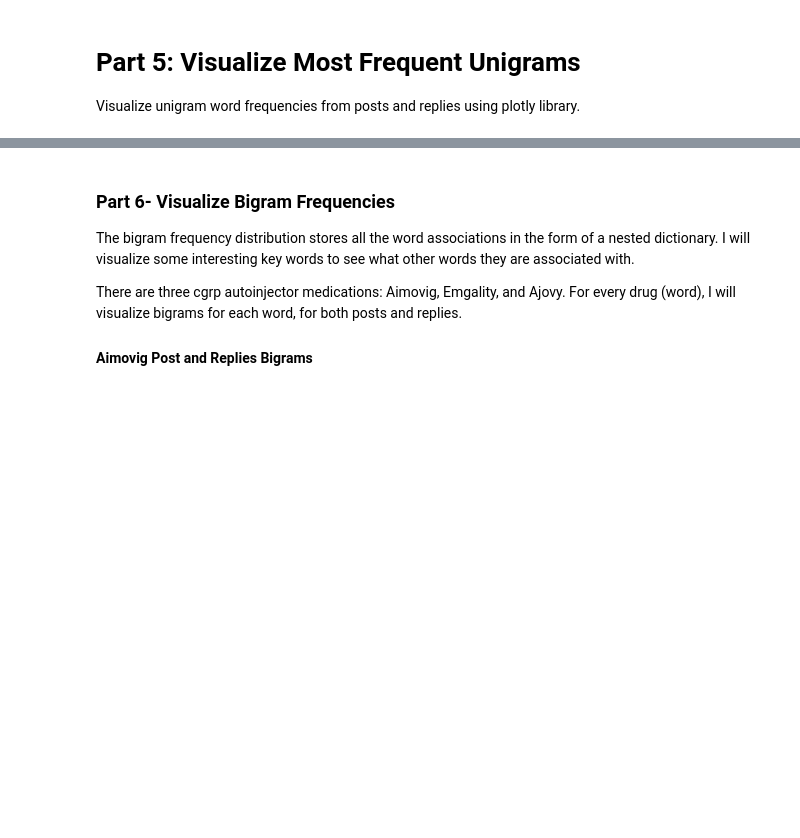
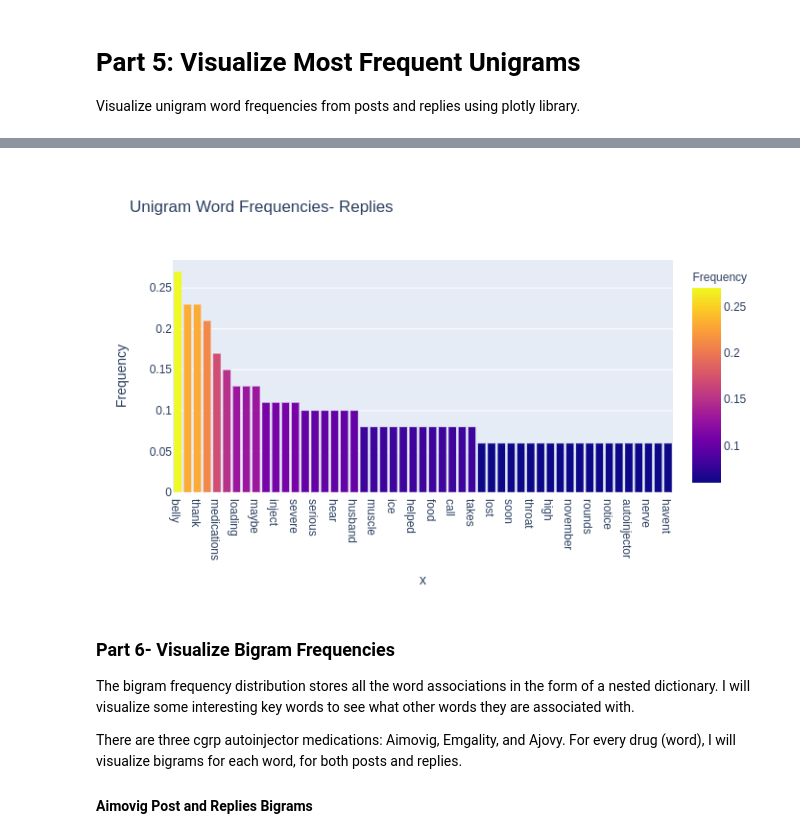
Before and after one commit to evdelph/MongoDB, a Jupyter notebook: RedditVisualization.ipynb, the cells around one changed output, grey strips where cells are left out. Saved outputs shown, nothing was run; the diff lists cells and outputs as text; code cells hidden in the pictures; blank space fills up the shorter version.

```diff
--- a/RedditVisualization.ipynb
+++ b/RedditVisualization.ipynb
@@ -175,3 +182,4 @@ px.bar(post_top_50, x=post_top_50.index, y="Frequency",color="Frequency",title="
 # %%
-px.bar(replies_top_50, x=replies_top_50.index, y="Frequency",color="Frequency",title="Unigram Word Frequencies- Replies").show()
+fig = px.bar(replies_top_50, x=replies_top_50.index, y="Frequency",color="Frequency",title="Unigram Word Frequencies- Replies")
+fig.show("png")
 # %% [output]
@@ -179,3 +186,4 @@ px.bar(replies_top_50, x=replies_top_50.index, y="Frequency",color="Frequency",t
+[figure, added]
 # %% [markdown]
 ### Part 6- Visualize Bigram Frequencies
 The bigram frequency distribution stores all the word associations in the form of a nested dictionary. I will visualize some interesting key words to see what other words they are associated with.
```
Also changed, not shown: parts of 11 cells of this notebook.
